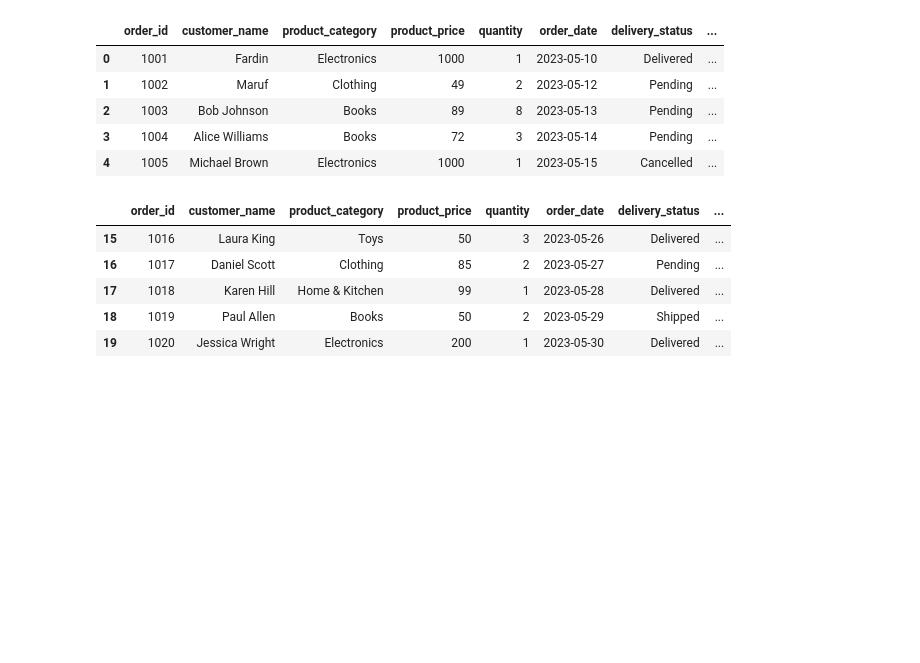
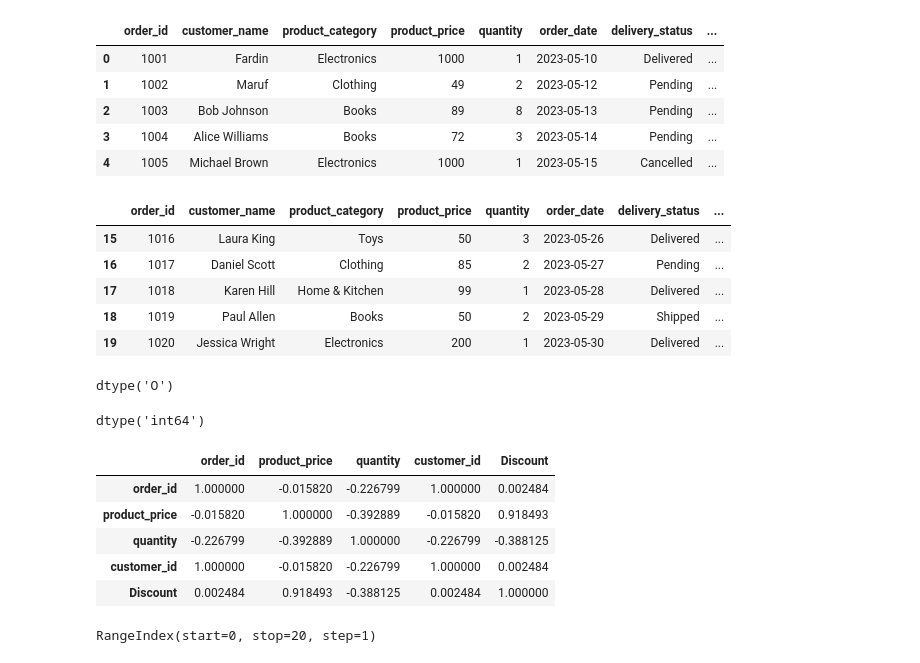
Before and after one commit to Md-Maruf-1727/LearningPractices, a Jupyter notebook: Pandas/Pandas6.ipynb, the cells around one changed output. Drawn from its saved outputs; the diff is of its cells as text; code cells hidden in the pictures; blank space fills up the shorter version.

```diff
--- a/Pandas/Pandas6.ipynb
+++ b/Pandas/Pandas6.ipynb
@@ -834,3 +834,26 @@ main_dataset.tail()
 | 19 | 1020 | Jessica Wright | Electronics | 200 | 1 | 2023-05-30 | Delivered | ... |
 # %%
 #49.	Column-wise data type check করো।
+main_dataset['customer_name'].dtype
+# %% [output]
+dtype('O')
+# %%
+main_dataset['product_price'].dtype
+# %% [output]
+dtype('int64')
+# %%
+#55.	Numeric column correlation দেখো।
+Numeric_column_correlation = main_dataset.select_dtypes(include='number')
+Numeric_column_correlation.corr()
+# %% [output]
+|  | order_id | product_price | quantity | customer_id | Discount |
+| order_id | 1.000000 | -0.015820 | -0.226799 | 1.000000 | 0.002484 |
+| product_price | -0.015820 | 1.000000 | -0.392889 | -0.015820 | 0.918493 |
+| quantity | -0.226799 | -0.392889 | 1.000000 | -0.226799 | -0.388125 |
+| customer_id | 1.000000 | -0.015820 | -0.226799 | 1.000000 | 0.002484 |
+| Discount | 0.002484 | 0.918493 | -0.388125 | 0.002484 | 1.000000 |
+# %%
+#56.	Row index check করো।
+main_dataset.index
+# %% [output]
+RangeIndex(start=0, stop=20, step=1)
```
